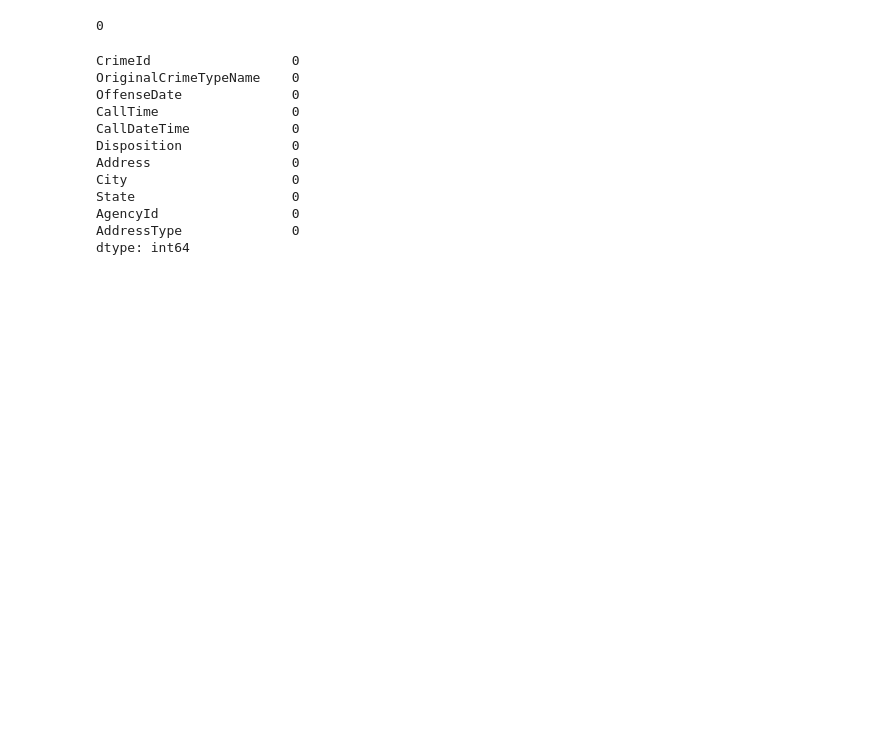
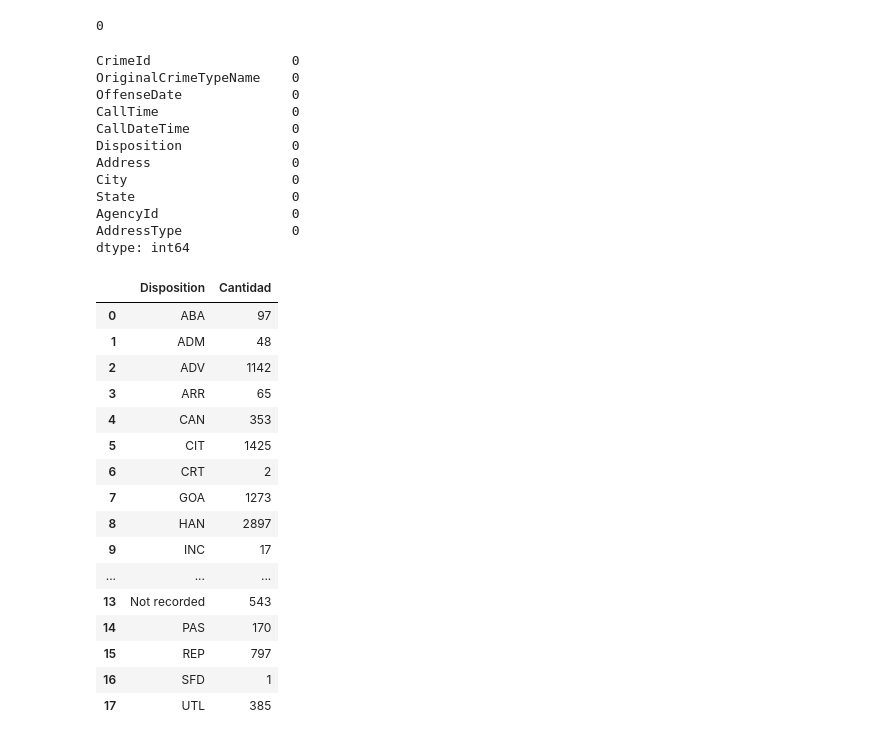
Before and after one commit to soyMA05/MineriaP2Lab2, a Jupyter notebook: [NRC_6292]_MiguelCastillo_Lab2Unidad2.ipynb, the cells around one changed output. Cells and saved outputs as stored; diff of their text form; code cells hidden in the pictures; blank space fills up the shorter version.

```diff
--- a/[NRC_6292]_MiguelCastillo_Lab2Unidad2.ipynb
+++ b/[NRC_6292]_MiguelCastillo_Lab2Unidad2.ipynb
@@ -442,3 +512,23 @@ State                    0
 AgencyId                 0
 AddressType              0
 dtype: int64
+# %%
+valores_unicos_etiquetas(['Disposition'])
+# %% [output]
+|  | Disposition | Cantidad |
+| 0 | ABA | 97 |
+| 1 | ADM | 48 |
+| 2 | ADV | 1142 |
+| 3 | ARR | 65 |
+| 4 | CAN | 353 |
+| 5 | CIT | 1425 |
+| 6 | CRT | 2 |
+| 7 | GOA | 1273 |
+| 8 | HAN | 2897 |
+| 9 | INC | 17 |
+| ... | ... | ... |
+| 13 | Not recorded | 543 |
+| 14 | PAS | 170 |
+| 15 | REP | 797 |
+| 16 | SFD | 1 |
+| 17 | UTL | 385 |
```
Also changed, not shown: parts of 21 cells of this notebook.
